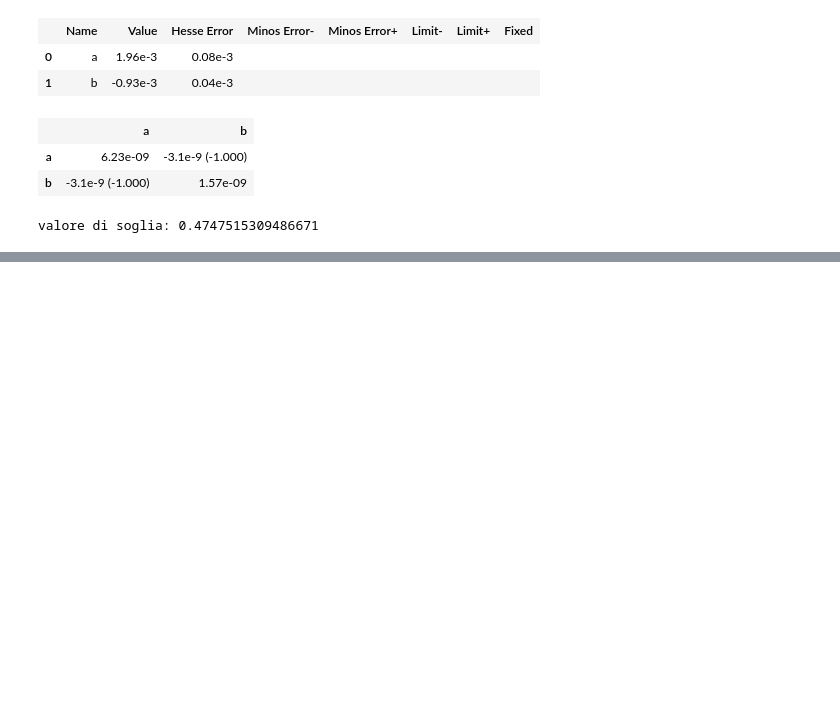
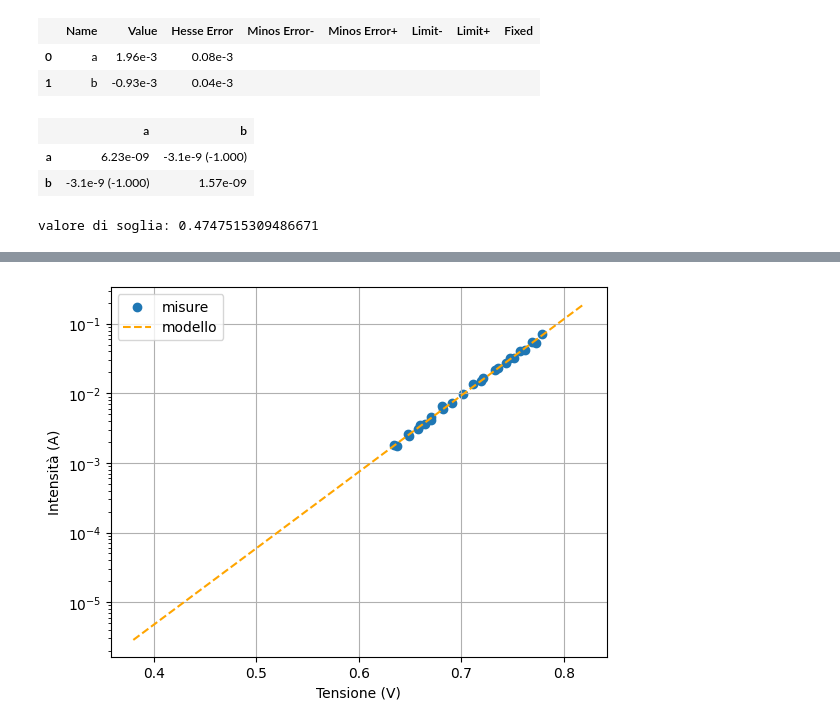
Before and after one commit to ARossiUnimib/Laboratorio-2---Gruppo-21-A.A.-2023-24, a Jupyter notebook: Notebooks/Circuiti 1/Circuiti_1.ipynb, the cells around one changed output, grey strips where cells are left out. Drawn from its saved outputs; the diff is of its cells as text; code cells hidden in the pictures; blank space fills up the shorter version.

Commit message:
diodo in range amperometro

```diff
--- a/Notebooks/Circuiti 1/Circuiti_1.ipynb
+++ b/Notebooks/Circuiti 1/Circuiti_1.ipynb
@@ -935,0 +938,27 @@ valore di soglia: 0.4747515309486671
+# %%
+V3 = []
+I3 = []
+I_err3perc = []
+
+for i in range(len(V3_in)):
+    if V3_in[i]/I3_in[i] > 10 and V3_in[i]/I3_in[i] < 400:
+        V3.append(V3_in[i])
+        I3.append(I3_in[i])
+        I_err3perc.append(0.05 * I3_in[i])
+# %%
+def model(x, I0, a):
+    return I0 * (np.e**(a * x) - 1)
+
+minimi_quadrati = LeastSquares(V3, I3, I_err3perc, model)
+
+m = Minuit(minimi_quadrati, I0=10**(-12), a=20)
+
+m.migrad()
+m.hesse()
+display(m)
+
+def func(x):
+    return chi2.cdf(x,m.ndof)
+
+pvalue = func(np.inf) - func(m.fval)
+print("p value: " + str(pvalue))
@@ -935,0 +979,16 @@ valore di soglia: 0.4747515309486671
+# %%
+fig,ax = plt.subplots(1,1)
+ax.set_yscale("log")
+ax.set_xlabel('Tensione (V)')
+ax.set_ylabel('Intensità (A)')
+
+plt.scatter(V3, I3,label='misure')
+x = np.linspace(0.38, 0.82, 1000)
+y = model(x, m.values["I0"], m.values["a"])
+plt.plot(x,y, color='orange', linestyle='--',label='modello')
+
+plt.grid()
+plt.legend(loc='upper left')
+plt.show()
+# %% [output]
+[figure, added]
```
Also changed, not shown: parts of 3 cells of this notebook.
